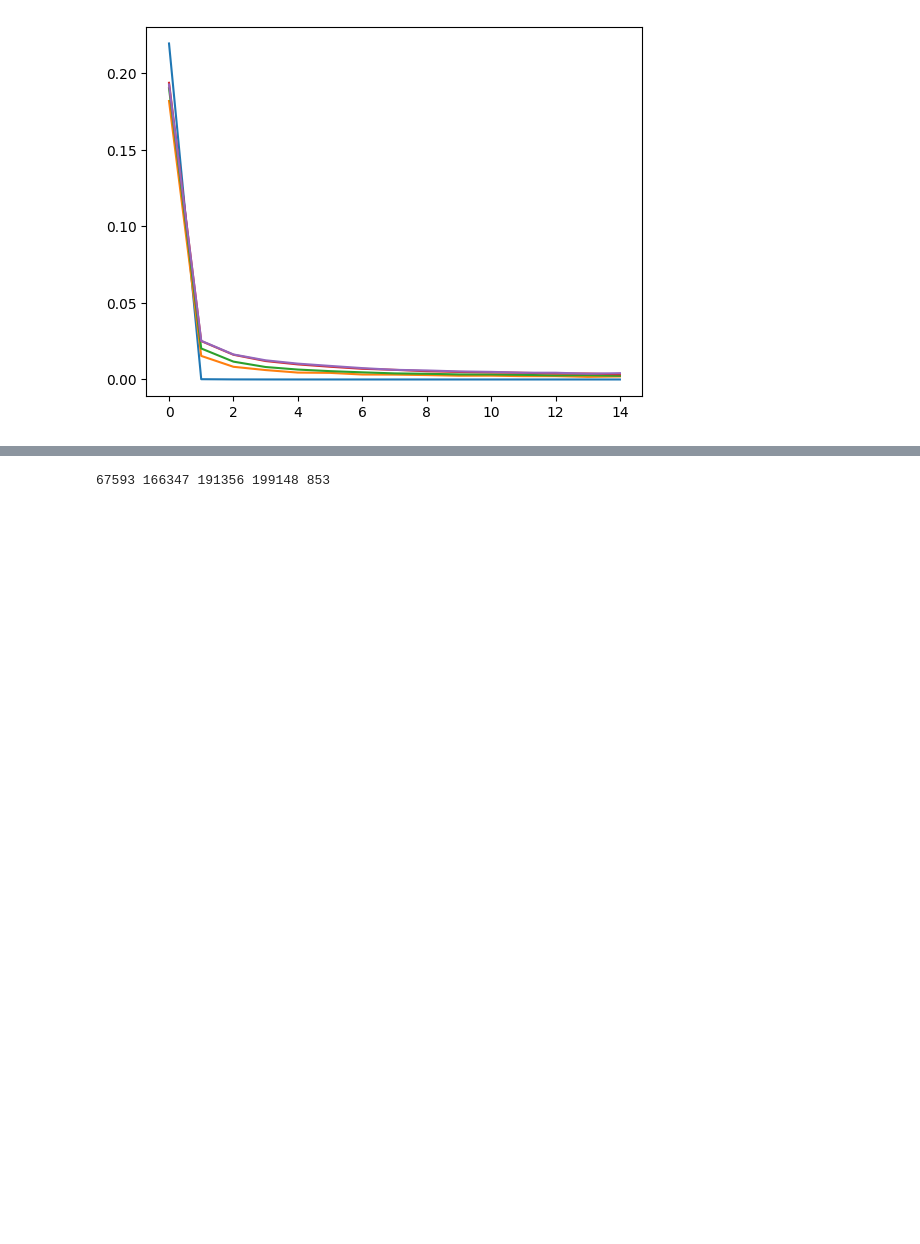
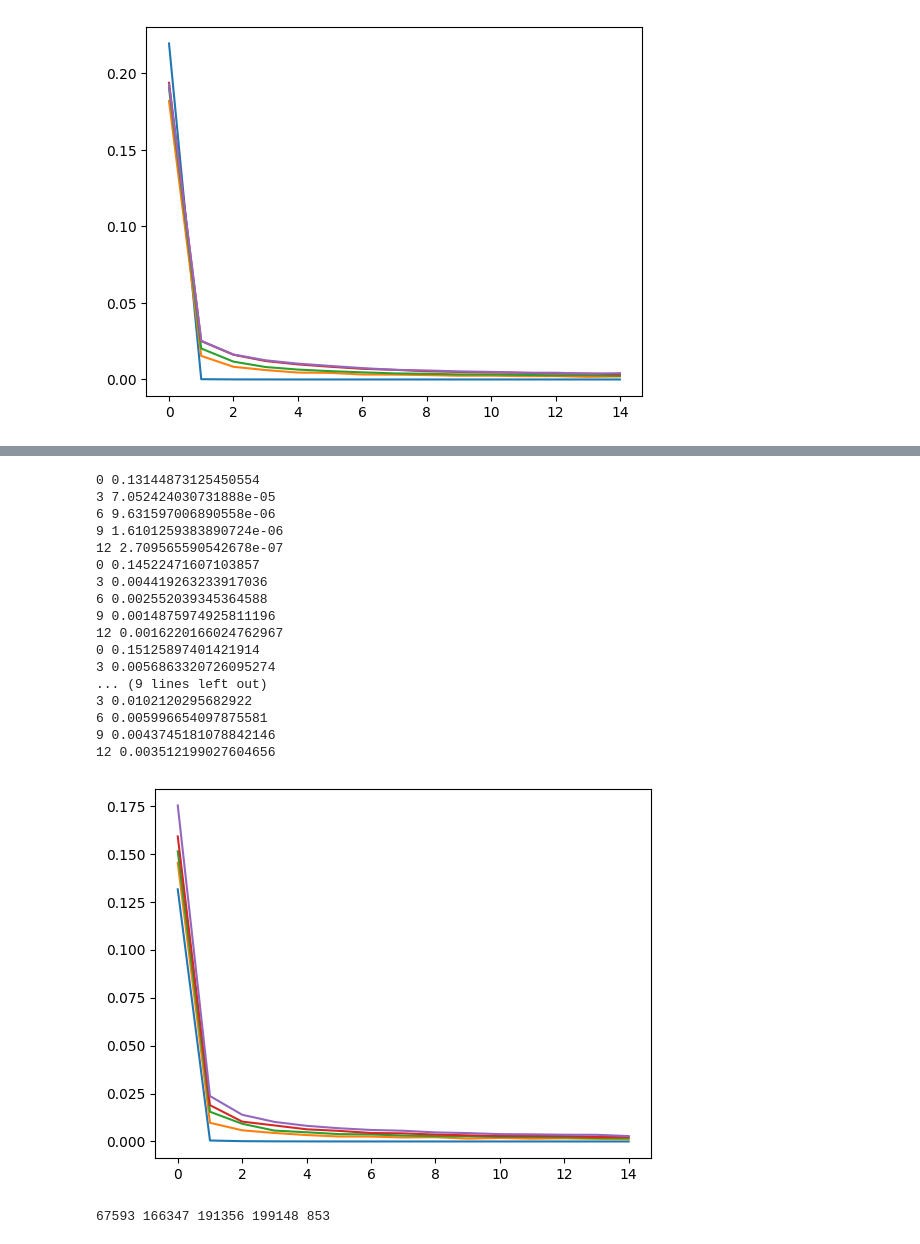
Before and after one commit to sferrante/Neuro-Symbolic-Reasoning, a Jupyter notebook: ProofAgent.ipynb, the cells around one changed output, grey strips where cells are left out. Drawn from its saved outputs; the diff is of its cells as text; code cells hidden in the pictures; blank space fills up the shorter version.

Commit message:
updated plots and notebook

```diff
--- a/ProofAgent.ipynb
+++ b/ProofAgent.ipynb
@@ -298,3 +319,35 @@ modelTR5, testTR5 = train_model(X12345_T, Y12345, len(ALL_FORMULAS), batch_size=
+# %%
+# Train the transformer models 2222222
+es = 15; bs = 256
+modelTR1, testTR1 = train_model(X1_T, Y1, len(ALL_FORMULAS), batch_size=bs,
+                                epochs=es, loss_fn=nn.CrossEntropyLoss(), use_transformer=True, printevery=3)
+modelTR2, testTR2 = train_model(X12_T, Y12, len(ALL_FORMULAS), batch_size=bs,
+                                epochs=es, loss_fn=nn.CrossEntropyLoss(), use_transformer=True, printevery=3)
+modelTR3, testTR3 = train_model(X123_T, Y123, len(ALL_FORMULAS), batch_size=bs,
+                                epochs=es, loss_fn=nn.CrossEntropyLoss(), use_transformer=True, printevery=3)
+modelTR4, testTR4 = train_model(X1234_T, Y1234, len(ALL_FORMULAS), batch_size=bs,
+                                epochs=es, loss_fn=nn.CrossEntropyLoss(), use_transformer=True, printevery=3)
+modelTR5, testTR5 = train_model(X12345_T, Y12345, len(ALL_FORMULAS), batch_size=bs,
+                                epochs=es, loss_fn=nn.CrossEntropyLoss(), use_transformer=True, printevery=3)
+# %% [output]
+0 0.13144873125450554
+3 7.052424030731888e-05
+6 9.631597006890558e-06
+9 1.6101259383890724e-06
+12 2.709565590542678e-07
+0 0.14522471607103857
+3 0.004419263233917036
+6 0.002552039345364588
+9 0.0014875974925811196
+12 0.0016220166024762967
+0 0.15125897401421914
+3 0.0056863320726095274
+... (9 lines left out)
+3 0.0102120295682922
+6 0.005996654097875581
+9 0.0043745181078842146
+12 0.003512199027604656
+[figure, added]
 # %%
 Xte1, Yte1 = test1
 Xte2, Yte2 = test2
```
Also changed, not shown: parts of 22 cells of this notebook, 2 other files.
